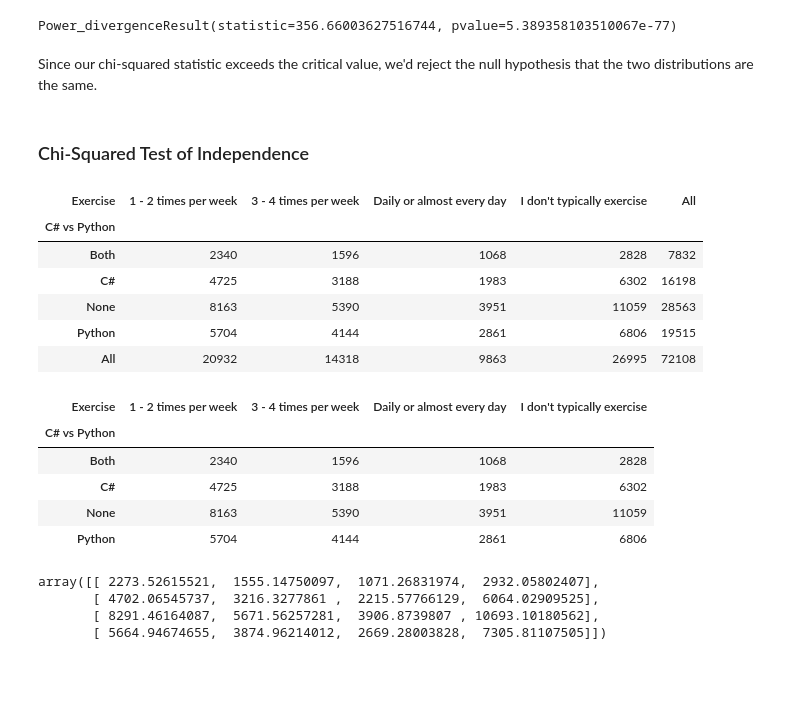
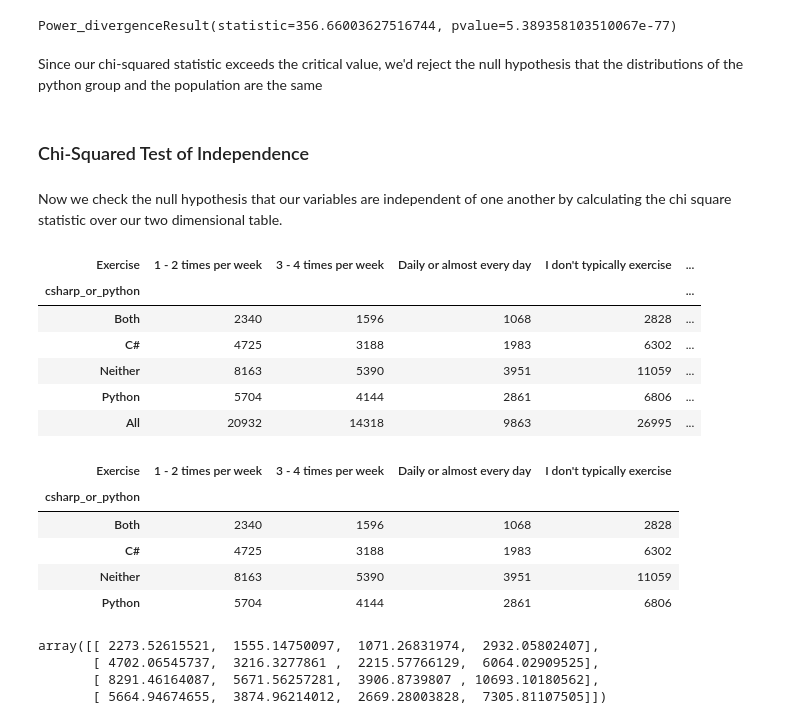
Before and after one commit to huli/the-transparent-coder, a Jupyter notebook: in_depth.ipynb, the cells around one changed output. Drawn from its saved outputs; the diff is of its cells as text; code cells hidden in the pictures; blank space fills up the shorter version.

```diff
--- a/in_depth.ipynb
+++ b/in_depth.ipynb
@@ -246,31 +246,33 @@ stats.chisquare(f_obs= actual_count,
 # %% [output]
 Power_divergenceResult(statistic=356.66003627516744, pvalue=5.389358103510067e-77)
 # %% [markdown]
-Since our chi-squared statistic exceeds the critical value, we'd reject the null hypothesis that the two distributions are the same.
+Since our chi-squared statistic exceeds the critical value, we'd reject the null hypothesis that the distributions of the python group and the population are the same
 # %% [markdown]
 ### Chi-Squared Test of Independence
+# %% [markdown]
+Now we check the null hypothesis that our variables are independent of one another by calculating the chi square statistic over our two dimensional table.
 # %%
 # Plot a contingency table
-exercise_data_with_margin = pd.crosstab(data2018['C# vs Python'], data2018.Exercise, margins=True)
+exercise_data_with_margin = pd.crosstab(data2018[combined_column], data2018.Exercise, margins=True)
 exercise_data_with_margin
 # %% [output]
-| Exercise | 1 - 2 times per week | 3 - 4 times per week | Daily or almost every day | I don't typically exercise | All |
-| C# vs Python |  |  |  |  |  |
-| Both | 2340 | 1596 | 1068 | 2828 | 7832 |
-| C# | 4725 | 3188 | 1983 | 6302 | 16198 |
-| None | 8163 | 5390 | 3951 | 11059 | 28563 |
-| Python | 5704 | 4144 | 2861 | 6806 | 19515 |
-| All | 20932 | 14318 | 9863 | 26995 | 72108 |
+| Exercise | 1 - 2 times per week | 3 - 4 times per week | Daily or almost every day | I don't typically exercise | ... |
+| csharp_or_python |  |  |  |  | ... |
+| Both | 2340 | 1596 | 1068 | 2828 | ... |
+| C# | 4725 | 3188 | 1983 | 6302 | ... |
+| Neither | 8163 | 5390 | 3951 | 11059 | ... |
+| Python | 5704 | 4144 | 2861 | 6806 | ... |
+| All | 20932 | 14318 | 9863 | 26995 | ... |
 # %%
 # Remove summary column/row
 exercise_data = exercise_data_with_margin.iloc[0:4, 0:4]
 exercise_data
 # %% [output]
 | Exercise | 1 - 2 times per week | 3 - 4 times per week | Daily or almost every day | I don't typically exercise |
-| C# vs Python |  |  |  |  |
+| csharp_or_python |  |  |  |  |
 | Both | 2340 | 1596 | 1068 | 2828 |
 | C# | 4725 | 3188 | 1983 | 6302 |
-| None | 8163 | 5390 | 3951 | 11059 |
+| Neither | 8163 | 5390 | 3951 | 11059 |
 | Python | 5704 | 4144 | 2861 | 6806 |
 # %%
 # Calculate the expected count
```
Also changed, not shown: parts of 3 cells of this notebook.
